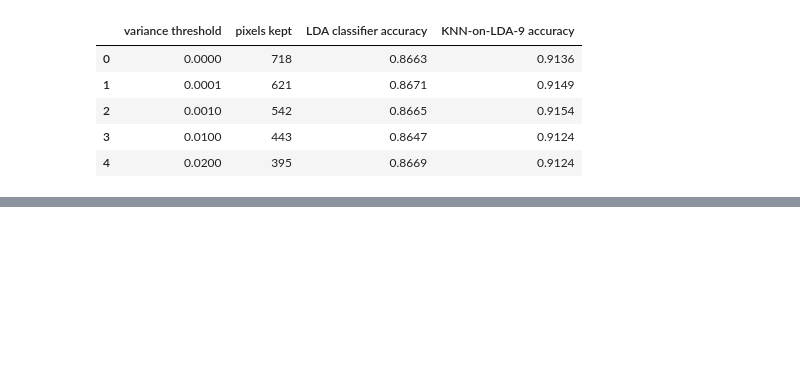
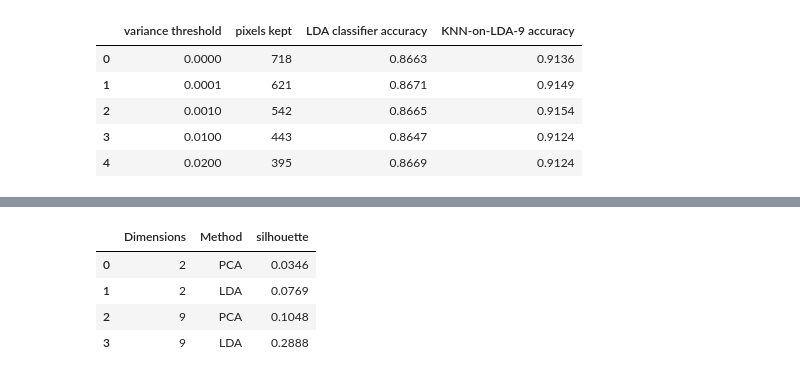
Before and after one commit to Arbaz-byte/Alpha-ML-Pipeline, a Jupyter notebook: notebooks/01_MLPipeline/05_Feature_Extraction/03_LDA.ipynb, the cells around one changed output, grey strips where cells are left out. Drawn from its saved outputs; the diff is of its cells as text; code cells hidden in the pictures; blank space fills up the shorter version.

```diff
--- a/notebooks/01_MLPipeline/05_Feature_Extraction/03_LDA.ipynb
+++ b/notebooks/01_MLPipeline/05_Feature_Extraction/03_LDA.ipynb
@@ -294,0 +612,24 @@ from Section 3 when using the `eigen` solver).
+# %%
+# For PCA (9 components)
+pca9 = PCA(n_components=9, random_state=42).fit(X_train)
+P9 = pca9.transform(X_viz)
+
+# For LDA (9 components)
+L9 = lda.transform(X_viz)
+
+# Silhouette scores (To Quantify Class Separation)
+sil = pd.DataFrame({
+    "Dimensions":[2, 2, 9, 9],
+    "Method" : ["PCA", "LDA", "PCA", "LDA"],
+    "silhouette":[
+        silhouette_score(P2, y_viz),silhouette_score(L2, y_viz),
+        silhouette_score(P9, y_viz),silhouette_score(L9, y_viz)
+    ]
+})
+display(sil.round(4))
+# %% [output]
+|  | Dimensions | Method | silhouette |
+| 0 | 2 | PCA | 0.0346 |
+| 1 | 2 | LDA | 0.0769 |
+| 2 | 9 | PCA | 0.1048 |
+| 3 | 9 | LDA | 0.2888 |
```
Also changed, not shown: parts of 57 cells of this notebook.
